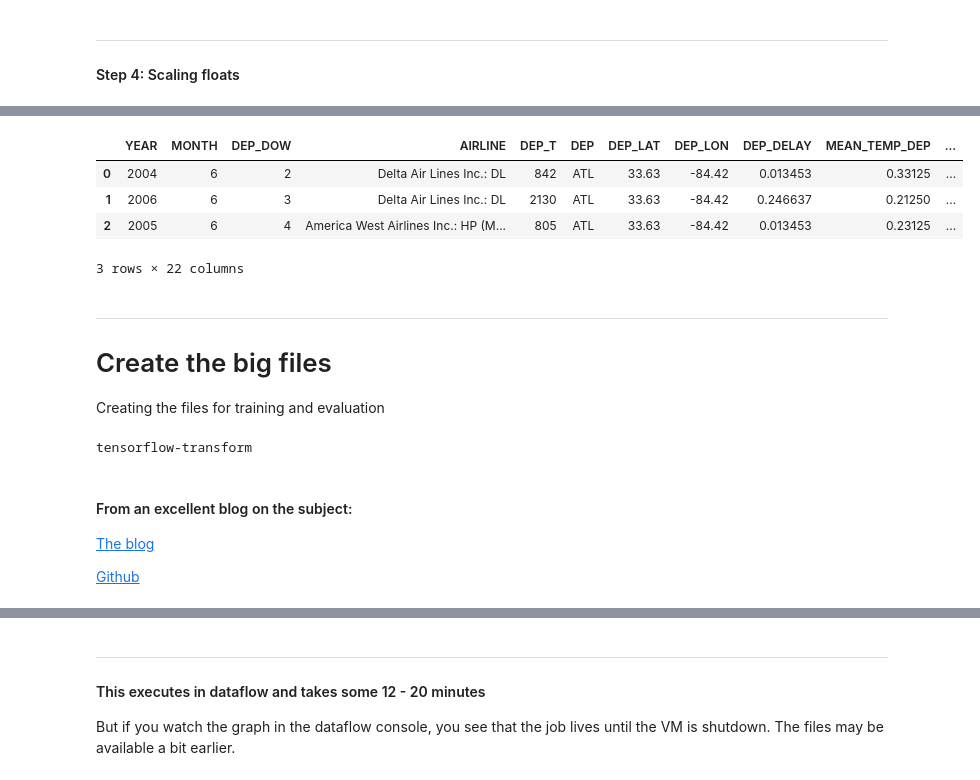
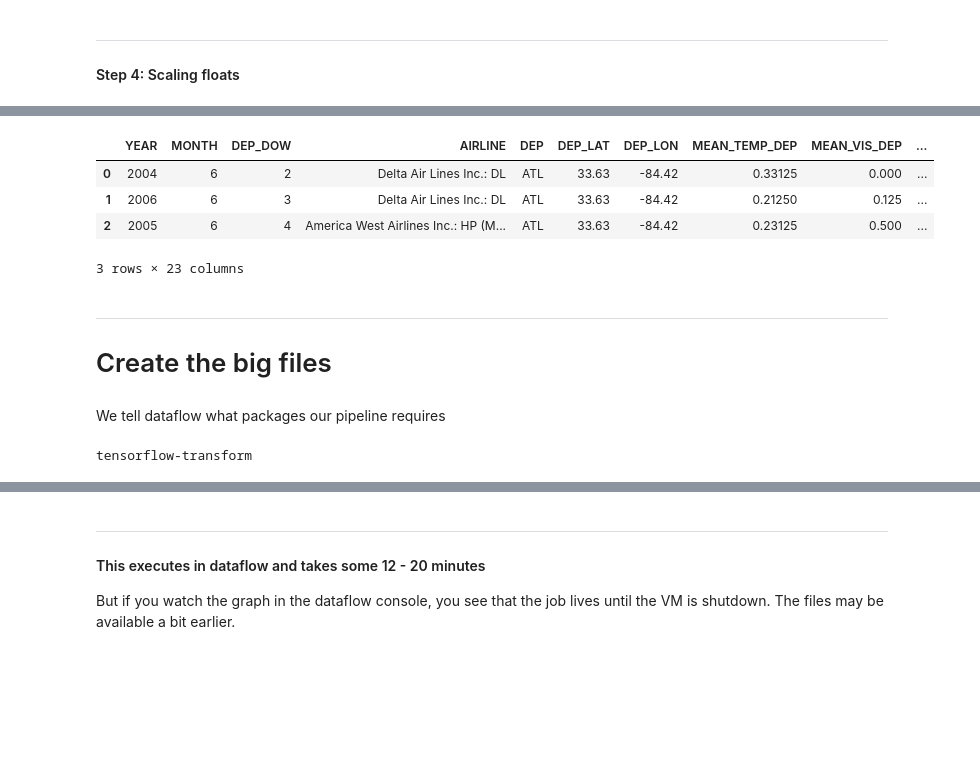
Before and after one commit to Project-Ellie/tutorials, a Jupyter notebook: kovalevskyi/Processing_ATL_JUNE.ipynb, the cells around one changed output, grey strips where cells are left out. Saved outputs shown, nothing was run; the diff lists cells and outputs as text; code cells hidden in the pictures; blank space fills up the shorter version.

Commit message:
Major clean up of the processing part

```diff
--- a/kovalevskyi/Processing_ATL_JUNE.ipynb
+++ b/kovalevskyi/Processing_ATL_JUNE.ipynb
@@ -243,14 +265,0 @@ WARNING:root:Deleting 1 existing files in target path matching: -*-of-%(num_shar
-# %%
-def tf_haversine(lat1, lon1, lat2, lon2):
-
-    def radians(a):
-        return a * math.pi / 180.0
-
-    radius = 6371.0
-    dlat = radians (lat2 - lat1)
-    dlon = radians (lon2 - lon1)
-    a = (tf.sin(dlat / 2.0) * tf.sin(dlat/2.0) +
-         tf.cos(radians(lat1)) * tf.cos(radians(lat2)) *
-         tf.sin(dlon / 2.0) * tf.sin(dlon / 2.0))
-    c = 2.0 * tf.atan2(tf.sqrt(a), tf.sqrt(1.0 - a))
-    return radius * c
@@ -257,5 +286,5 @@ def tf_haversine(lat1, lon1, lat2, lon2):
 # %%
-def add_combined(row):
+def add_engineered(row):
     dep_lat = row['DEP_LAT']
     dep_lon = row['DEP_LON']
     arr_lat = row['ARR_LAT']
@@ -265,12 +294,10 @@ def add_combined(row):
     row['DISTANCE'] = tf_haversine(arr_lat, arr_lon, dep_lat, dep_lon)
     return row
 # %%
-select_columns = SELECTED_COLUMNS + ['DIFF_LAT', 'DIFF_LON', 'DISTANCE']
+def pre_processor(row):
+    row = make_ignore_cols(IGNORE)(row)
+    return add_engineered(row)
 
-def pre_processor(row):
-    row = make_select_cols(SELECTED_COLUMNS)(row)
-    return add_combined(row)
-
-res = exec_pipeline(tiny_query, pre_processor, select_columns, write_header=True)
+res, _ = exec_pipeline(tiny_query, pre_processor, TRAINING_COLUMNS, write_header=True)
 res[:3]
 # %% [output]
@@ -291,15 +318,13 @@ def scale_floats(row):
         row[c] = tft.scale_to_0_1(row[c])
     return row
 # %%
-select_columns = SELECTED_COLUMNS + ['DIFF_LAT', 'DIFF_LON', 'DISTANCE']
-
 def pre_processor(row):
     row = row.copy()
-    row = make_select_cols(SELECTED_COLUMNS)(row)
-    row = add_combined(row)
+    row = make_ignore_cols(IGNORE)(row)
+    row = add_engineered(row)
     row = scale_floats(row)
     return row
 # %%
-res = exec_pipeline(tiny_query, pre_processor, select_columns, write_header=True)
+res, _ = exec_pipeline(tiny_query, pre_processor, TRAINING_COLUMNS, write_header=True)
 res[:3]
 # %% [output]
@@ -307,13 +332,14 @@ WARNING:root:Dataset going-tfx:temp_dataset_e7f0acbf500d4bb8b7149fc0f3d76d4e doe
 WARNING:root:Deleting 1 existing files in target path matching: -*-of-%(num_shards)05d
-|  | YEAR | MONTH | DEP_DOW | AIRLINE | DEP_T | DEP | DEP_LAT | DEP_LON | DEP_DELAY | MEAN_TEMP_DEP | ... |
-| 0 | 2004 | 6 | 2 | Delta Air Lines Inc.: DL | 842 | ATL | 33.63 | -84.42 | 0.013453 | 0.33125 | ... |
-| 1 | 2006 | 6 | 3 | Delta Air Lines Inc.: DL | 2130 | ATL | 33.63 | -84.42 | 0.246637 | 0.21250 | ... |
-| 2 | 2005 | 6 | 4 | America West Airlines Inc.: HP (M... | 805 | ATL | 33.63 | -84.42 | 0.013453 | 0.23125 | ... |
+|  | YEAR | MONTH | DEP_DOW | AIRLINE | DEP | DEP_LAT | DEP_LON | MEAN_TEMP_DEP | MEAN_VIS_DEP | ... |
+| 0 | 2004 | 6 | 2 | Delta Air Lines Inc.: DL | ATL | 33.63 | -84.42 | 0.33125 | 0.000 | ... |
+| 1 | 2006 | 6 | 3 | Delta Air Lines Inc.: DL | ATL | 33.63 | -84.42 | 0.21250 | 0.125 | ... |
+| 2 | 2005 | 6 | 4 | America West Airlines Inc.: HP (M... | ATL | 33.63 | -84.42 | 0.23125 | 0.500 | ... |
-3 rows × 22 columns
+3 rows × 23 columns
 # %% [markdown]
 ---
 # Create the big files
-Creating the files for training and evaluation
+# %% [markdown]
+We tell dataflow what packages our pipeline requires
 # %%
 !cat dataflow_requirements.txt
 # %% [output]
@@ -396,5 +426,0 @@ def exec_pipeline_prod (preprocessing_fn, output_columns, fractions, sample_rate
-# %% [markdown]
-#### From an excellent blog on the subject:
-[The blog](https://cloud.google.com/blog/products/ai-machine-learning/pre-processing-tensorflow-pipelines-tftransform-google-cloud)
-
-[Github](https://github.com/Fematich/tftransform-demo)
```
Also changed, not shown: parts of 84 cells of this notebook, 3 other files.
